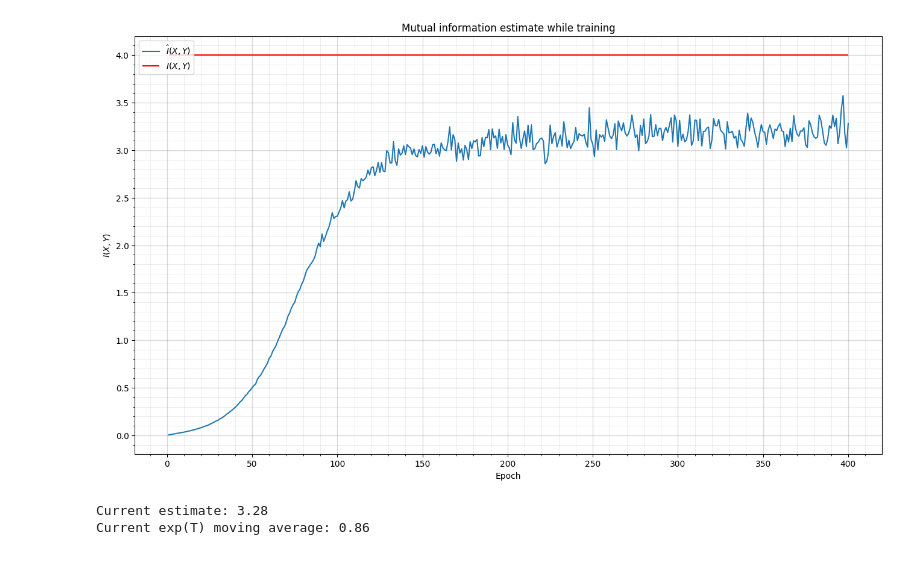
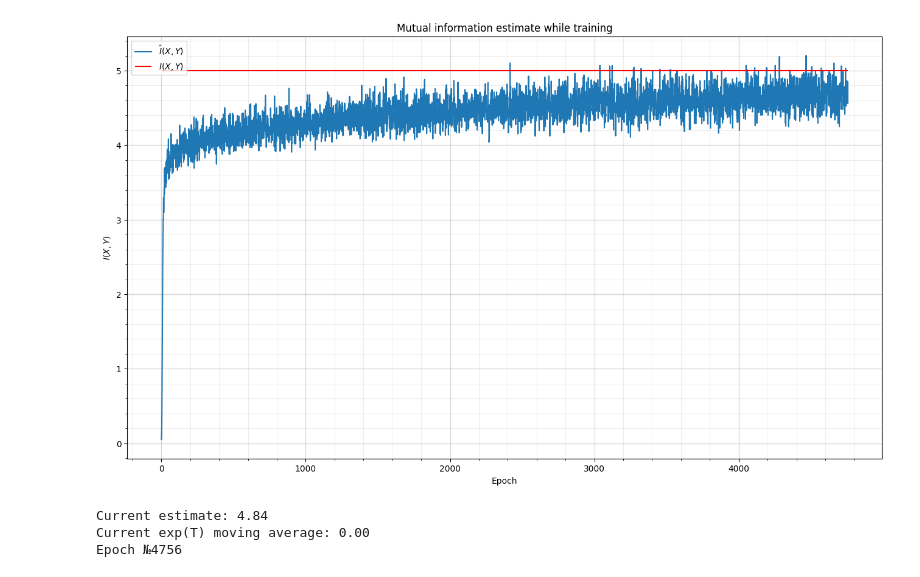
Before and after one commit to VanessB/pytorch-mine, a Jupyter notebook: source/examples/Tests.ipynb, the cells around one changed output. Saved outputs shown, nothing was run; the diff lists cells and outputs as text; code cells hidden in the pictures.

```diff
--- a/source/examples/Tests.ipynb
+++ b/source/examples/Tests.ipynb
@@ -30,17 +32,24 @@ Matplotlib created a temporary config/cache directory at /tmp/matplotlib-lfcl1kb
 # %%
-mutual_information = 4.0
+mutual_information = 5.0
 
-n_samples = 5000
-X_dimension = 5
-Y_dimension = 5
+n_samples = 6000
+X_dimension = 4
+Y_dimension = 4
 # %%
 random_variable = multivariate_normal_from_MI(X_dimension, Y_dimension, mutual_information)
 X_Y = normal_to_uniform(random_variable.rvs(n_samples))
+
+# Toggle this to run tests with uniformly distributed data instead of Gaussians.
+use_uniform_distribution = False
+if use_uniform_distribution:
+    from scipy.special import ndtr
+    X_Y = ndtr(X_Y)
+
 X = X_Y[:, 0:X_dimension]
 Y = X_Y[:, X_dimension:X_dimension + Y_dimension]
 Z = X[np.random.permutation(X.shape[0])]
 # %%
-batch_size = n_samples
+batch_size = 500 #n_samples
 dataset = torch.utils.data.TensorDataset(torch.tensor(X, dtype=torch.float32), torch.tensor(Y, dtype=torch.float32), torch.tensor(Z, dtype=torch.float32))
 dataloader = torch.utils.data.DataLoader(dataset, batch_size=batch_size, shuffle=True)
 # %%
@@ -54,33 +63,34 @@ import matplotlib
 from matplotlib import pyplot as plt
 # %%
 from IPython.display import clear_output
-n_epochs = 400
+n_epochs = 20000
 
 estimated_MI = []
 for epoch in range(1, n_epochs + 1):
     # Training.
     print(f"Epoch №{epoch}")
     for index, batch in tqdm(enumerate(dataloader)):
         x, y, z = batch
         batch_size = x.shape[0]
 
         model.zero_grad()
         T_joined   = model(x.to(device), y.to(device))
         T_marginal = model(x.to(device), y.to(device), permute=True)
         #T_marginal = model(z.to(device), y.to(device))
         _loss = loss(T_joined, T_marginal)
         _loss.backward()
         opt.step()
 
     estimated_MI.append(model.get_mutual_information(dataloader, loss, device))
 
     clear_output(wait=True)
 
     plot_estimated_MI_trainig(np.arange(1, epoch+1), estimated_MI, mutual_information)
 
     print(f"Current estimate: {estimated_MI[-1]:.2f}")
     print(f"Current exp(T) moving average: {loss.moving_average:.2f}")
 # %% [output]
-[figure, old version]
+[figure, new version]
-Current estimate: 3.28
-Current exp(T) moving average: 0.86
+Current estimate: 4.84
+Current exp(T) moving average: 0.00
+Epoch №4756
```
Also changed, not shown: parts of 3 cells of this notebook, 7 other files.
